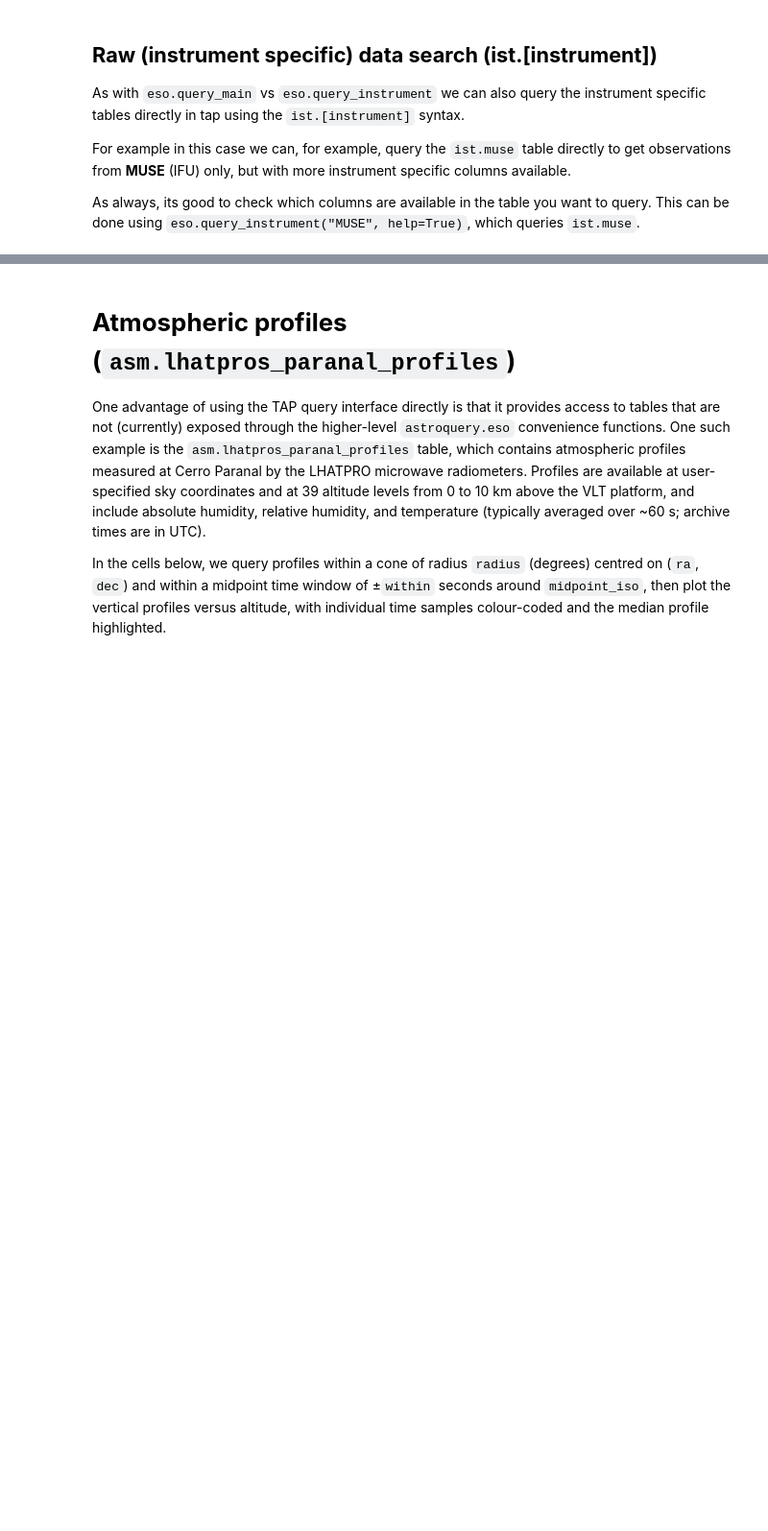
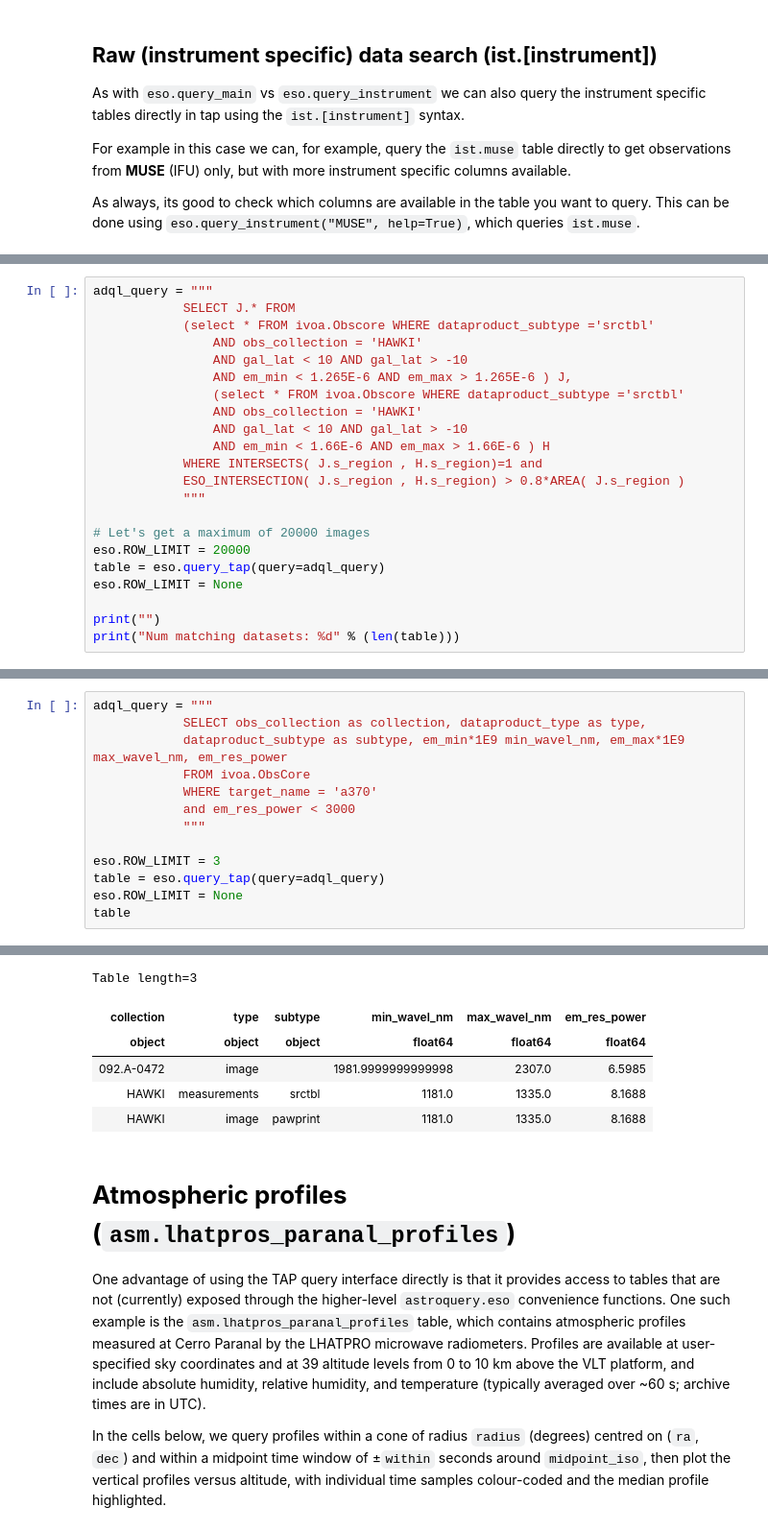
Before and after one commit to eso/astroquery_examples, a Jupyter notebook: examples/simple/06_observations_query_tap.ipynb, the cells around one changed output, grey strips where cells are left out. Shown at 96% size. Saved outputs shown, nothing was run; the diff lists cells and outputs as text; blank space fills up the shorter version.

```diff
--- a/examples/simple/06_observations_query_tap.ipynb
+++ b/examples/simple/06_observations_query_tap.ipynb
@@ -315,0 +400,22 @@ Table length=5
+# %%
+adql_query = """
+            SELECT J.* FROM
+            (select * FROM ivoa.Obscore WHERE dataproduct_subtype ='srctbl'
+                AND obs_collection = 'HAWKI'
+                AND gal_lat < 10 AND gal_lat > -10
+                AND em_min < 1.265E-6 AND em_max > 1.265E-6 ) J,
+                (select * FROM ivoa.Obscore WHERE dataproduct_subtype ='srctbl'
+                AND obs_collection = 'HAWKI'
+                AND gal_lat < 10 AND gal_lat > -10
+                AND em_min < 1.66E-6 AND em_max > 1.66E-6 ) H
+            WHERE INTERSECTS( J.s_region , H.s_region)=1 and
+            ESO_INTERSECTION( J.s_region , H.s_region) > 0.8*AREA( J.s_region )
+            """
+
+# Let's get a maximum of 20000 images
+eso.ROW_LIMIT = 20000
+table = eso.query_tap(query=adql_query)
+eso.ROW_LIMIT = None
+
+print("")
+print("Num matching datasets: %d" % (len(table)))
@@ -315,0 +434,14 @@ Table length=5
+# %%
+adql_query = """
+            SELECT obs_collection as collection, dataproduct_type as type,
+            dataproduct_subtype as subtype, em_min*1E9 min_wavel_nm, em_max*1E9 max_wavel_nm, em_res_power
+            FROM ivoa.ObsCore
+            WHERE target_name = 'a370'
+            and em_res_power < 3000
+            """
+
+eso.ROW_LIMIT = 3
+table = eso.query_tap(query=adql_query)
+eso.ROW_LIMIT = None
+table
+# %% [output]
@@ -316,3 +449,9 @@ Table length=5
+Table length=3
+| collection | type | subtype | min_wavel_nm | max_wavel_nm | em_res_power |
+| object | object | object | float64 | float64 | float64 |
+| 092.A-0472 | image |  | 1981.9999999999998 | 2307.0 | 6.5985 |
+| HAWKI | measurements | srctbl | 1181.0 | 1335.0 | 8.1688 |
+| HAWKI | image | pawprint | 1181.0 | 1335.0 | 8.1688 |
 # %% [markdown]
 # **Atmospheric profiles (`asm.lhatpros_paranal_profiles`)**
 
```
Also changed, not shown: parts of 13 cells of this notebook.
